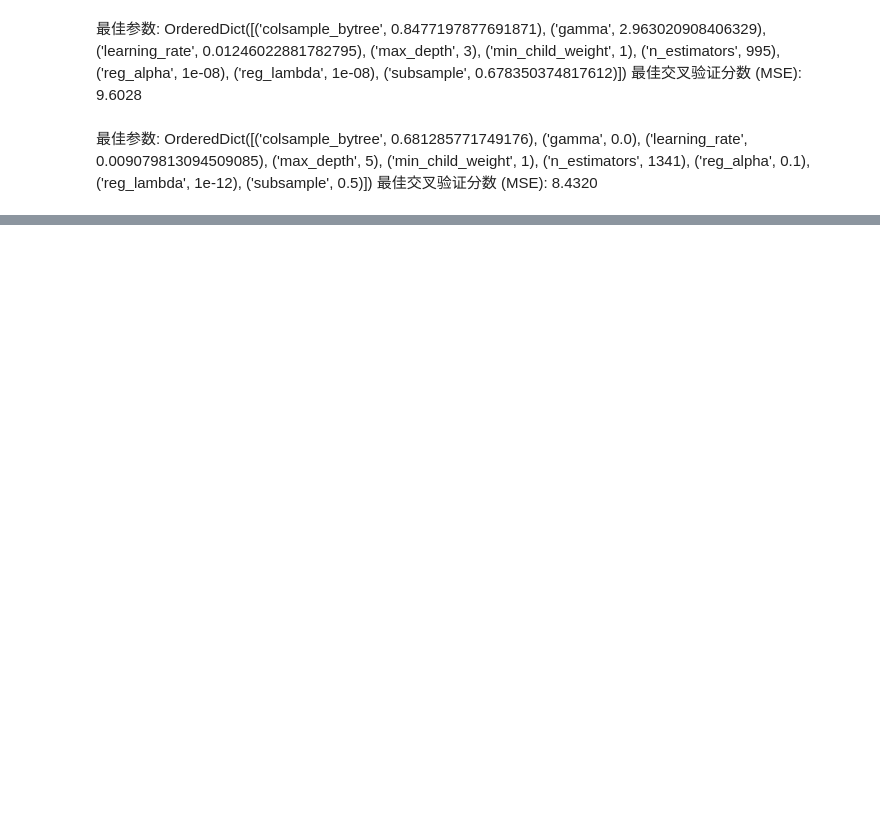
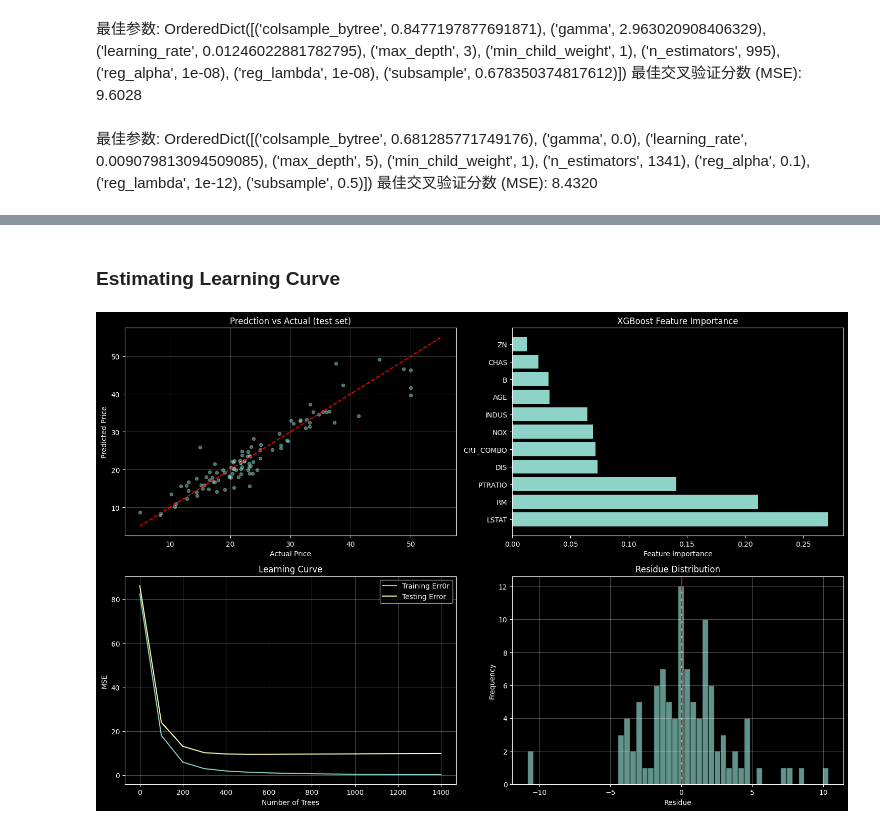
Before and after one commit to zihang-huang/data-mining, a Jupyter notebook: src/Housing_XGBoost.ipynb, the cells around one changed output, grey strips where cells are left out. Drawn from its saved outputs; the diff is of its cells as text; code cells hidden in the pictures; blank space fills up the shorter version.

Commit message:
added visualization

```diff
--- a/src/Housing_XGBoost.ipynb
+++ b/src/Housing_XGBoost.ipynb
@@ -179,0 +185,2 @@ SyntaxError: invalid syntax. Perhaps you forgot a comma? (3412755809.py, line 19
+# %% [markdown]
+### Estimating Learning Curve
@@ -179,0 +213,48 @@ SyntaxError: invalid syntax. Perhaps you forgot a comma? (3412755809.py, line 19
+# %%
+plt.figure(figsize=(15, 10))
+
+# 1. Prediction vs Actual Values
+plt.subplot(2,2,1)
+plt.scatter(Y_test, y_pred_test, alpha=0.5, s=20)
+plt.plot([5,55], [5,55], 'r--')
+plt.xlabel('Actual Price')
+plt.ylabel('Predicted Price')
+plt.title('Predction vs Actual (test set)')
+plt.grid(True, alpha=0.25)
+
+# 2. Feature Importance
+plt.subplot(2,2,2)
+importances = xgb_regressor.feature_importances_
+indices = np.argsort(importances)[::-1]
+features = X.columns
+
+plt.barh(range(len(indices)), importances[indices], align='center')
+plt.yticks(range(len(indices)), [features[i] for i in indices])
+plt.xlabel('Feature Importance')
+plt.title('XGBoost Feature Importance')
+plt.tight_layout()
+
+# 3. Learning Curve
+plt.subplot(2, 2, 3)
+plt.plot(range(0, 1500, 100), train_errors, label='Training Err0r')
+plt.plot(range(0, 1500, 100), test_errors, label='Testing Error')
+plt.xlabel('Number of Trees')
+plt.ylabel('MSE')
+plt.title('Learning Curve')
+plt.legend()
+plt.grid(True, alpha=0.3)
+
+# 4. Residue distribution
+plt.subplot(2, 2, 4)
+residuals = Y_test - y_pred_test
+plt.hist(residuals, bins=50, edgecolor='black', alpha=0.7)
+plt.xlabel('Residue')
+plt.ylabel('Frequency')
+plt.title('Residue Distribution')
+plt.axvline(x=0, color='r', linestyle='--', linewidth=2)
+plt.grid(True, alpha=0.3)
+
+plt.tight_layout()
+plt.show()
+# %% [output]
+[figure, added]
```
Also changed, not shown: parts of 7 cells of this notebook, 1 other file.
